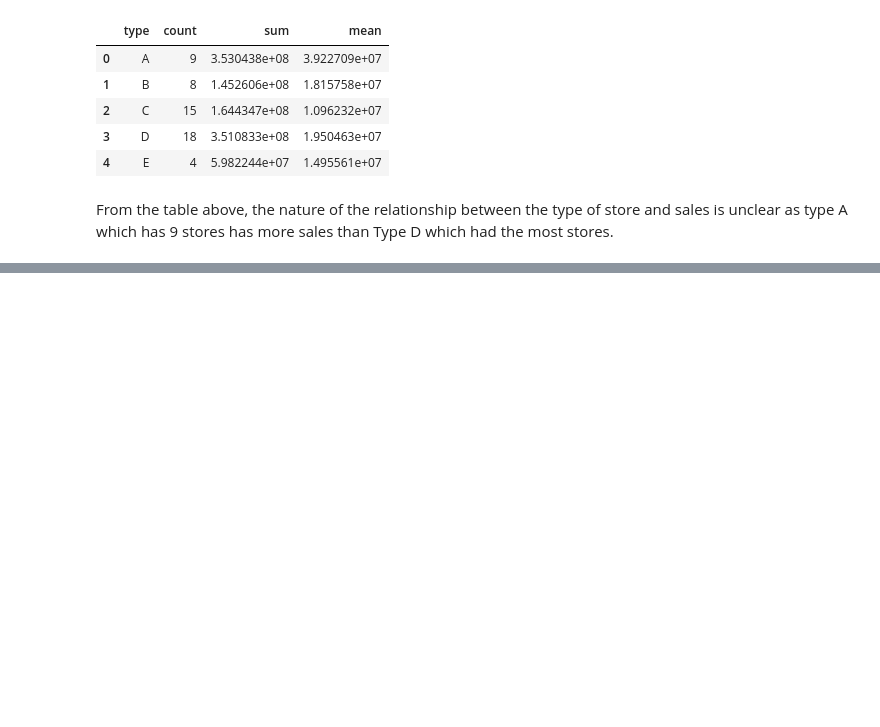
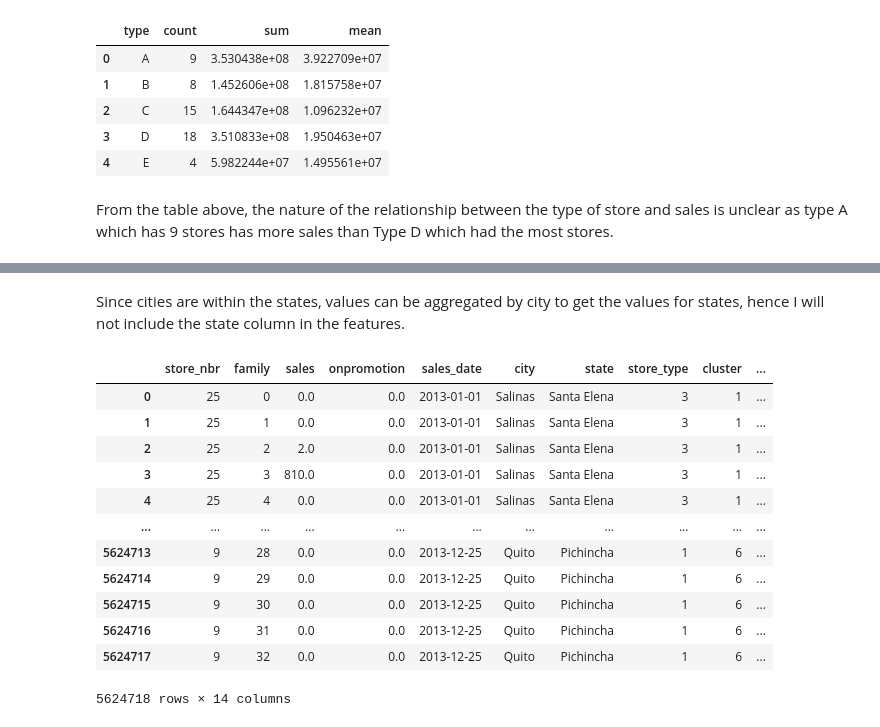
Before and after one commit to kbay9/Retail_Sales_Price_Prediction, a Jupyter notebook: sales_prediction.ipynb, the cells around one changed output, grey strips where cells are left out. Saved outputs shown, nothing was run; the diff lists cells and outputs as text; code cells hidden in the pictures; blank space fills up the shorter version.

```diff
--- a/sales_prediction.ipynb
+++ b/sales_prediction.ipynb
@@ -1621,0 +1884,3 @@ From the table above, the nature of the relationship between the type of store a
+# %%
+# Removing the restriction on columns to display
+pd.set_option('display.max_columns', None)
@@ -1621,0 +1898,25 @@ From the table above, the nature of the relationship between the type of store a
+# %% [markdown]
+Since cities are within the states, values can be aggregated by city to get the values for states, hence I will not include the state column in the features.
+# %%
+# Loading & applying the Label Encoder to the transferred column
+label_encoder = preprocessing.LabelEncoder()
+merged_data['family'] = label_encoder.fit_transform(merged_data.family)
+merged_data['holiday_type'] = label_encoder.fit_transform(merged_data.holiday_type)
+merged_data['locale'] = label_encoder.fit_transform(merged_data.locale)
+merged_data['store_type'] = label_encoder.fit_transform(merged_data.store_type)
+merged_data['transferred'] = label_encoder.fit_transform(merged_data.transferred)
+merged_data
+# %% [output]
+|  | store_nbr | family | sales | onpromotion | sales_date | city | state | store_type | cluster | ... |
+| 0 | 25 | 0 | 0.0 | 0.0 | 2013-01-01 | Salinas | Santa Elena | 3 | 1 | ... |
+| 1 | 25 | 1 | 0.0 | 0.0 | 2013-01-01 | Salinas | Santa Elena | 3 | 1 | ... |
+| 2 | 25 | 2 | 2.0 | 0.0 | 2013-01-01 | Salinas | Santa Elena | 3 | 1 | ... |
+| 3 | 25 | 3 | 810.0 | 0.0 | 2013-01-01 | Salinas | Santa Elena | 3 | 1 | ... |
+| 4 | 25 | 4 | 0.0 | 0.0 | 2013-01-01 | Salinas | Santa Elena | 3 | 1 | ... |
+| ... | ... | ... | ... | ... | ... | ... | ... | ... | ... | ... |
+| 5624713 | 9 | 28 | 0.0 | 0.0 | 2013-12-25 | Quito | Pichincha | 1 | 6 | ... |
+| 5624714 | 9 | 29 | 0.0 | 0.0 | 2013-12-25 | Quito | Pichincha | 1 | 6 | ... |
+| 5624715 | 9 | 30 | 0.0 | 0.0 | 2013-12-25 | Quito | Pichincha | 1 | 6 | ... |
+| 5624716 | 9 | 31 | 0.0 | 0.0 | 2013-12-25 | Quito | Pichincha | 1 | 6 | ... |
+| 5624717 | 9 | 32 | 0.0 | 0.0 | 2013-12-25 | Quito | Pichincha | 1 | 6 | ... |
+5624718 rows × 14 columns
```
Also changed, not shown: parts of 41 cells of this notebook.
